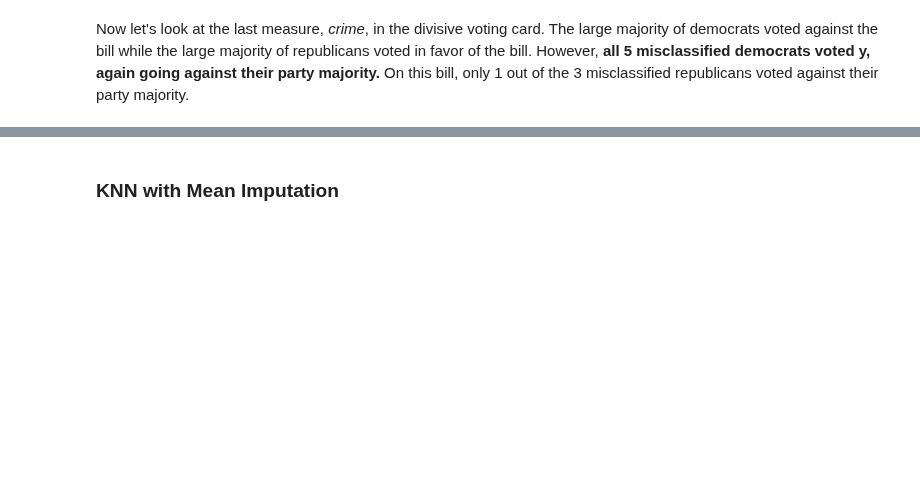
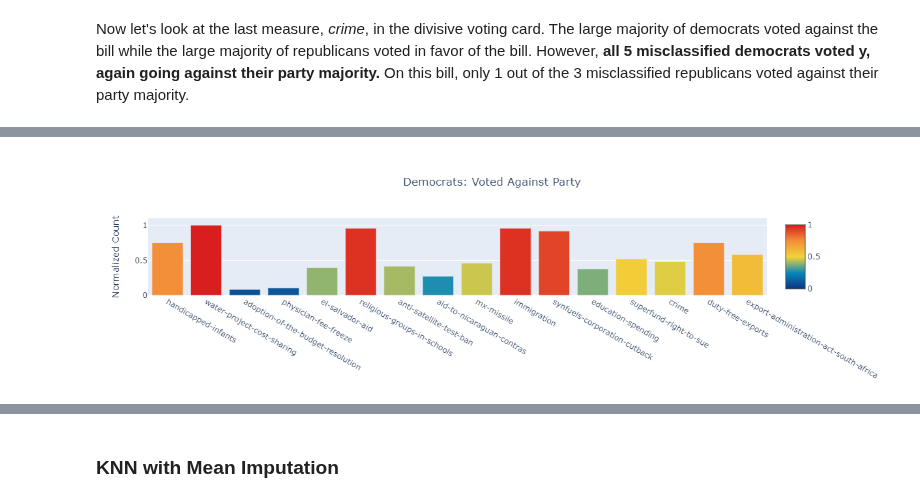
Before and after one commit to kenneth-liao/KNN, a Jupyter notebook: KNN.ipynb, the cells around one changed output, grey strips where cells are left out. Saved outputs shown, nothing was run; the diff lists cells and outputs as text; code cells hidden in the pictures; blank space fills up the shorter version.

```diff
--- a/KNN.ipynb
+++ b/KNN.ipynb
@@ -360,0 +368,9 @@ dtype: int64
+# %%
+# If % yes values are over 0.5, vote is y, otherwise vote is n
+typical_vote = (perc_yes > 0.5).replace({True: 'y', False: 'n'})
+
+# separate typical vote card for each party
+typical_vote_dem = typical_vote.loc['democrat',:]
+typical_vote_rep = typical_vote.loc['republican',:]
+
+typical_vote
@@ -412,8 +425,9 @@ We can summarize this data by counting the number of times each sample voted aga
 # %%
-# get democrat and republican subsets of misclassified samples
-misclassified_dem = misclassified[misclassified.party=='democrat']
-misclassified_rep = misclassified[misclassified.party=='republican']
-
-# get typical vote card for both parties separately
-typical_vote_dem = (perc_yes.loc['democrat'] > 0.5).replace({True:'y', False:'n'})
-typical_vote_rep = (perc_yes.loc['republican'] > 0.5).replace({True:'y', False:'n'})
+# get only the correctly classified samples and subset by party
+correctly_classified = data.loc[y_test.index[y_test == y_pred]]
+correctly_classified_dem = correctly_classified[correctly_classified.party == 'democrat']
+correctly_classified_rep = correctly_classified[correctly_classified.party == 'republican']
+# %%
+# count the number of times the sample voted against the party majority
+against_majority_dem = (correctly_classified_dem.iloc[:,1:] != typical_vote_dem)
+against_majority_rep = (correctly_classified_rep.iloc[:,1:] != typical_vote_rep)
@@ -492,0 +531,20 @@ Name: democrat, dtype: object
+# %%
+def plot_votes(df, title='Voted Against'):
+    fig = go.Figure(data = go.Bar(x=df.index, y=df,
+                                  marker=dict(color=df, colorscale='portland',
+                                              cmin=0, cmax=1,
+                                              reversescale=False, showscale=True)),
+                   layout = dict(
+                       title=dict(
+                           text=title, x=0.5),
+                        yaxis=dict(title='Normalized Count', range=[0,1.1])
+                   )
+                   )
+
+    fig.show()
+# %%
+df1 = against_majority_dem.sum()/against_majority_dem.sum().max()
+
+plot_votes(df=df1, title='Democrats: Voted Against Party')
+# %% [output]
+[figure, added]
```
Also changed, not shown: parts of 48 cells of this notebook.
